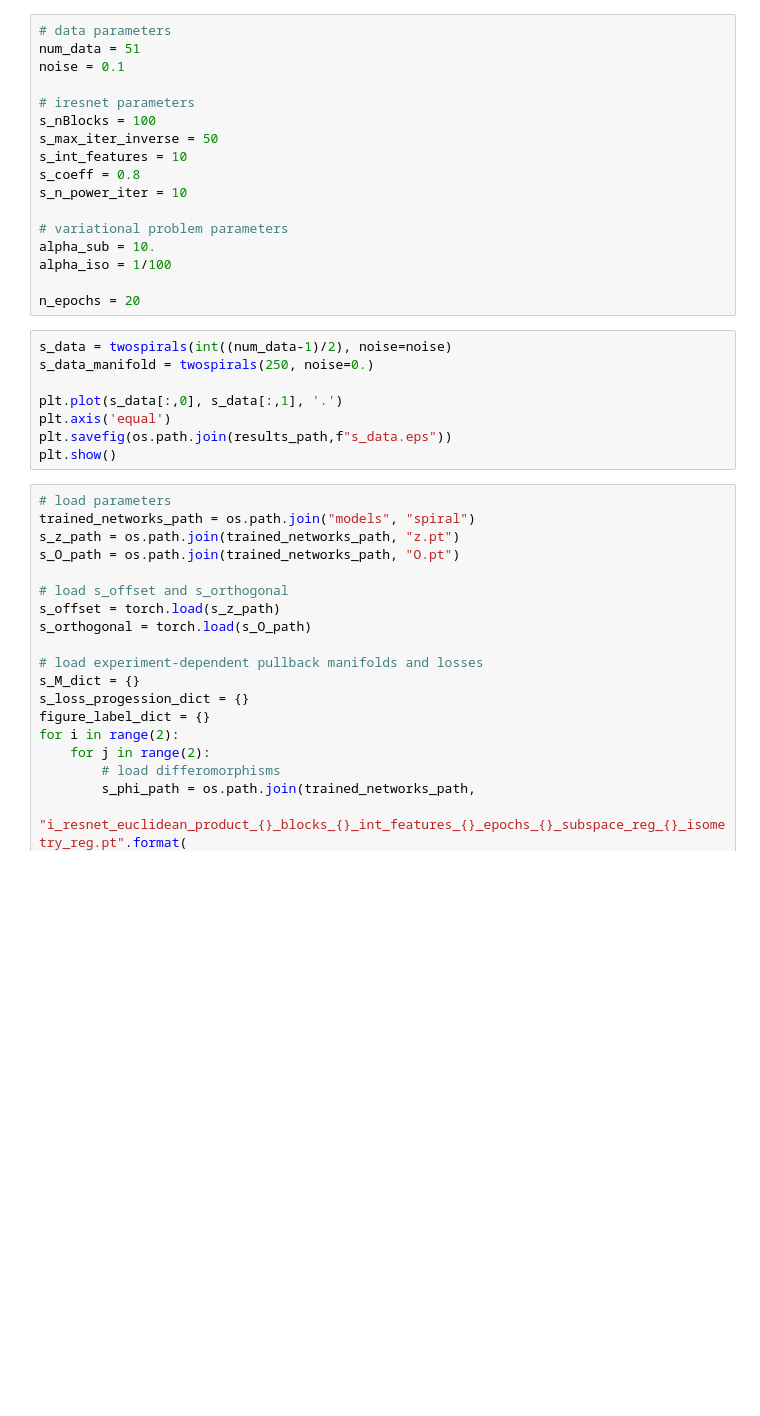
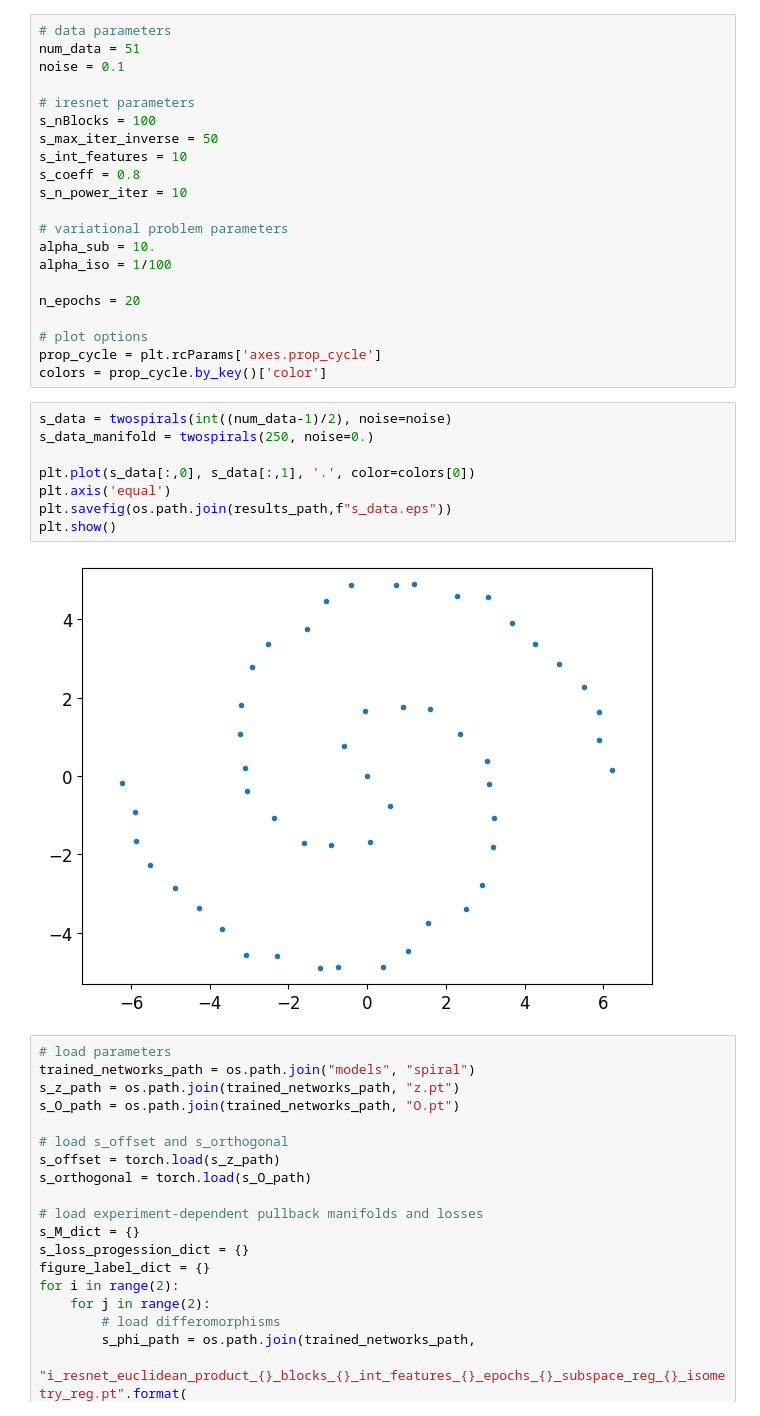
Before and after one commit to wdiepeveen/Pulling-back-symmetric-Riemannian-geometry-for-data-analysis, a Jupyter notebook: experiments/diffeomorphism_effects/evaluate_diffeomorphism_effects.ipynb, the cells around one changed output. Drawn from its saved outputs; the diff is of its cells as text; blank space fills up the shorter version.

Commit message:
changed figure colors

```diff
--- a/experiments/diffeomorphism_effects/evaluate_diffeomorphism_effects.ipynb
+++ b/experiments/diffeomorphism_effects/evaluate_diffeomorphism_effects.ipynb
@@ -41,14 +42,20 @@ alpha_sub = 10.
 alpha_iso = 1/100
 
 n_epochs = 20
+
+# plot options
+prop_cycle = plt.rcParams['axes.prop_cycle']
+colors = prop_cycle.by_key()['color']
 # %%
 s_data = twospirals(int((num_data-1)/2), noise=noise)
 s_data_manifold = twospirals(250, noise=0.)
 
-plt.plot(s_data[:,0], s_data[:,1], '.')
+plt.plot(s_data[:,0], s_data[:,1], '.', color=colors[0])
 plt.axis('equal')
 plt.savefig(os.path.join(results_path,f"s_data.eps"))
 plt.show()
+# %% [output]
+[figure, added]
 # %%
 # load parameters
 trained_networks_path = os.path.join("models", "spiral")
```
Also changed, not shown: parts of 9 cells of this notebook, 25 other files.
